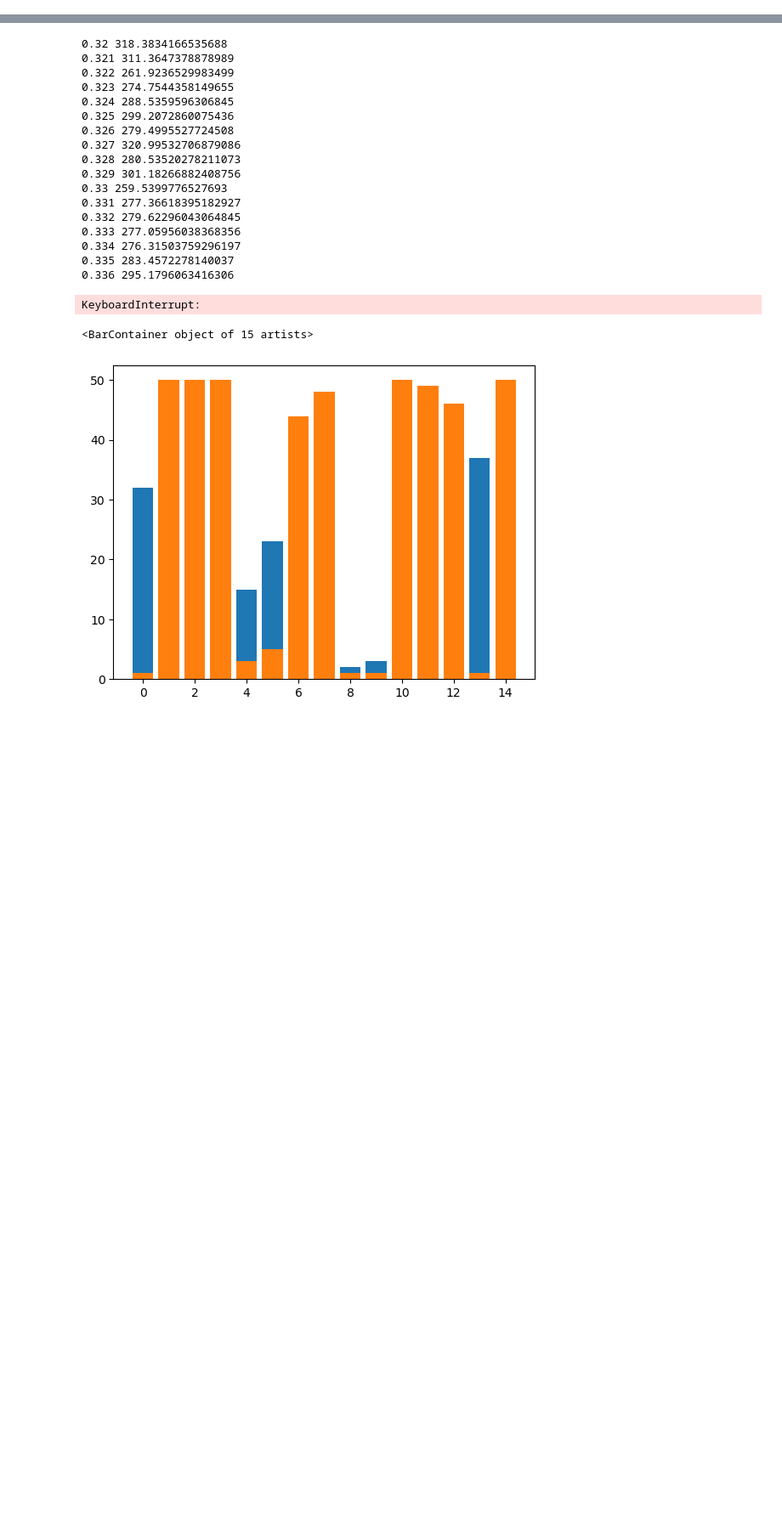
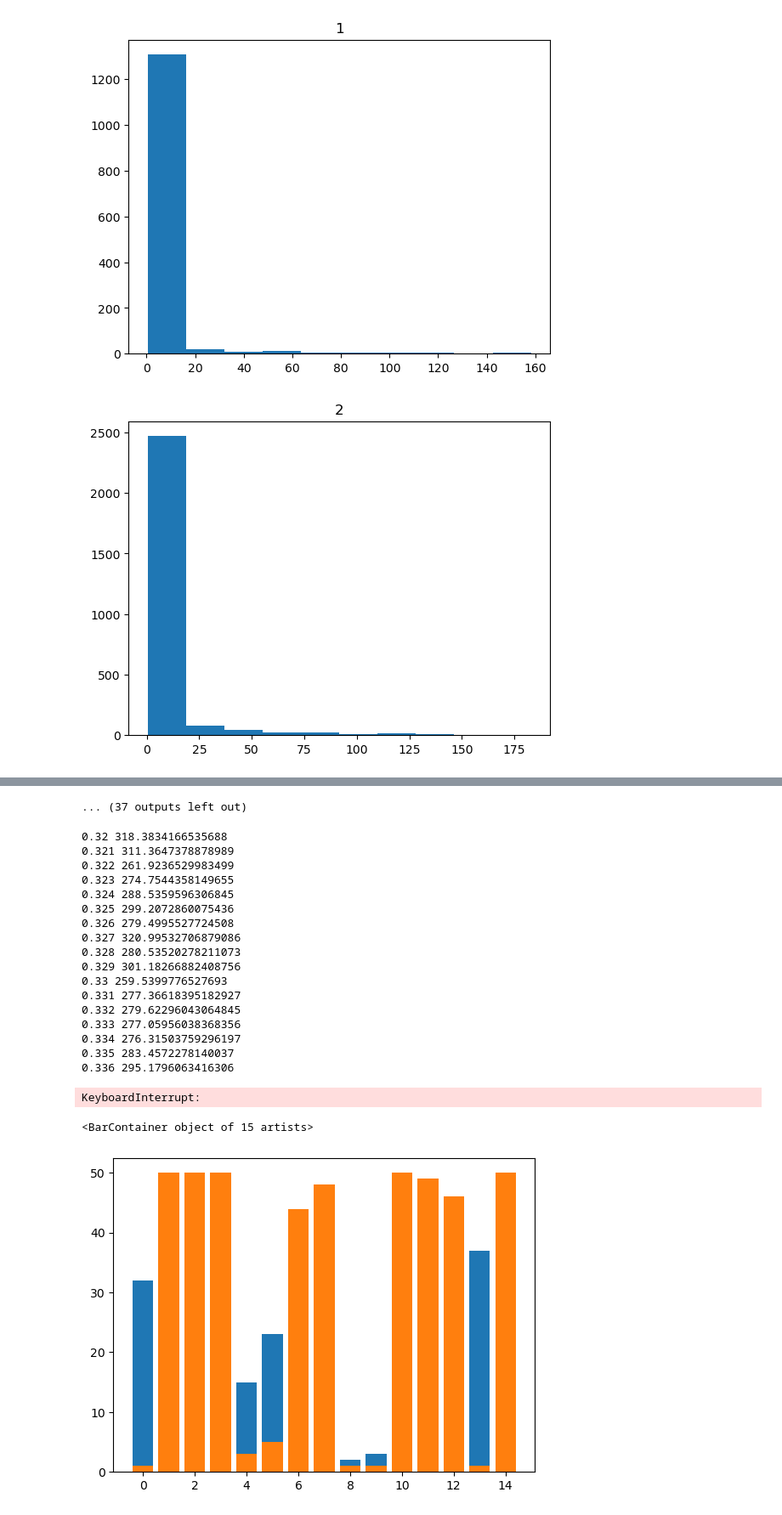
Before and after one commit to alireza-astane/Burridge_Knopoff_Model, a Jupyter notebook: NumericSolu.ipynb, the cells around one changed output, grey strips where cells are left out. Shown at 85% size. Cells and saved outputs as stored; diff of their text form; code cells hidden in the pictures; blank space fills up the shorter version.

```diff
--- a/NumericSolu.ipynb
+++ b/NumericSolu.ipynb
@@ -181,0 +274,8 @@ print(num)
+# %%
+for i in range(1,L):
+    plt.title(i)
+    plt.hist(dataDic[i])
+    plt.show()
+# %% [output]
+[figure, added]
+[figure, added]
@@ -182,3 +292,4 @@ print(num)
+... (37 outputs left out)
 # %%
 # for eps2 in np.arange(0.32,0.34,0.001):
 #     x = 0.1*np.random.uniform(-1,1,L).astype(dtype=np.float32)
```
Also changed, not shown: parts of 22 cells of this notebook, 4 other files.
